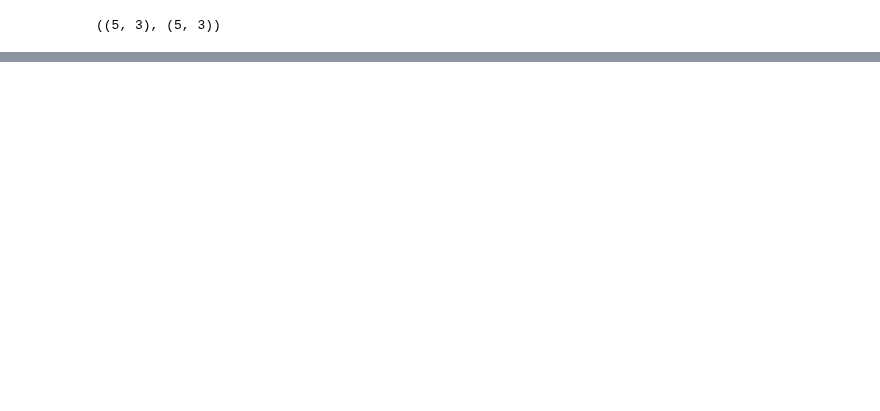
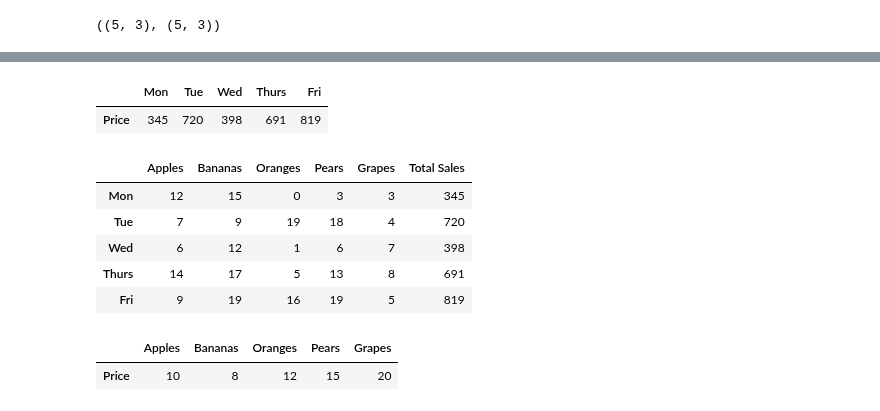
Before and after one commit to ayinde-xyz/ml-learn, a Jupyter notebook: numpy_learn.ipynb, the cells around one changed output, grey strips where cells are left out. Saved outputs shown, nothing was run; the diff lists cells and outputs as text; code cells hidden in the pictures; blank space fills up the shorter version.

```diff
--- a/numpy_learn.ipynb
+++ b/numpy_learn.ipynb
@@ -471,0 +496,3 @@ array([[173, 155, 168],
+# %%
+prices = np.array([10, 8, 12, 15, 20])
+prices
@@ -471,0 +501,3 @@ array([[173, 155, 168],
+# %%
+fruits_prices = pd.DataFrame(prices.reshape(1, 5), index=["Price"], columns=["Apples", "Bananas", "Oranges", "Pears", "Grapes"])
+fruits_prices
@@ -471,0 +522,23 @@ array([[173, 155, 168],
+# %%
+daily_sales = fruits_prices.dot(weekly_sales.T)
+# %%
+daily_sales
+# %% [output]
+|  | Mon | Tue | Wed | Thurs | Fri |
+| Price | 345 | 720 | 398 | 691 | 819 |
+# %%
+weekly_sales["Total Sales"] = daily_sales.T
+# %%
+weekly_sales
+# %% [output]
+|  | Apples | Bananas | Oranges | Pears | Grapes | Total Sales |
+| Mon | 12 | 15 | 0 | 3 | 3 | 345 |
+| Tue | 7 | 9 | 19 | 18 | 4 | 720 |
+| Wed | 6 | 12 | 1 | 6 | 7 | 398 |
+| Thurs | 14 | 17 | 5 | 13 | 8 | 691 |
+| Fri | 9 | 19 | 16 | 19 | 5 | 819 |
+# %%
+fruits_prices
+# %% [output]
+|  | Apples | Bananas | Oranges | Pears | Grapes |
+| Price | 10 | 8 | 12 | 15 | 20 |
```
Also changed, not shown: parts of 16 cells of this notebook.
